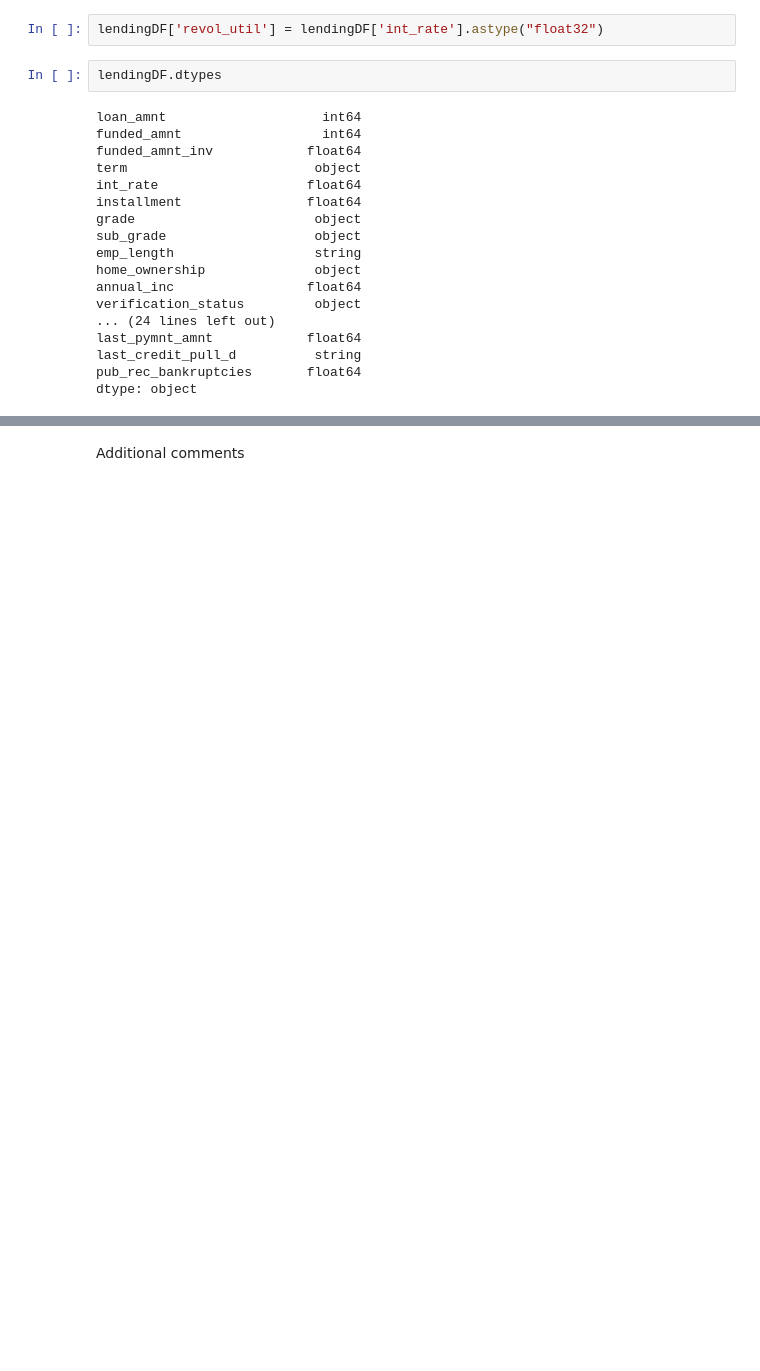
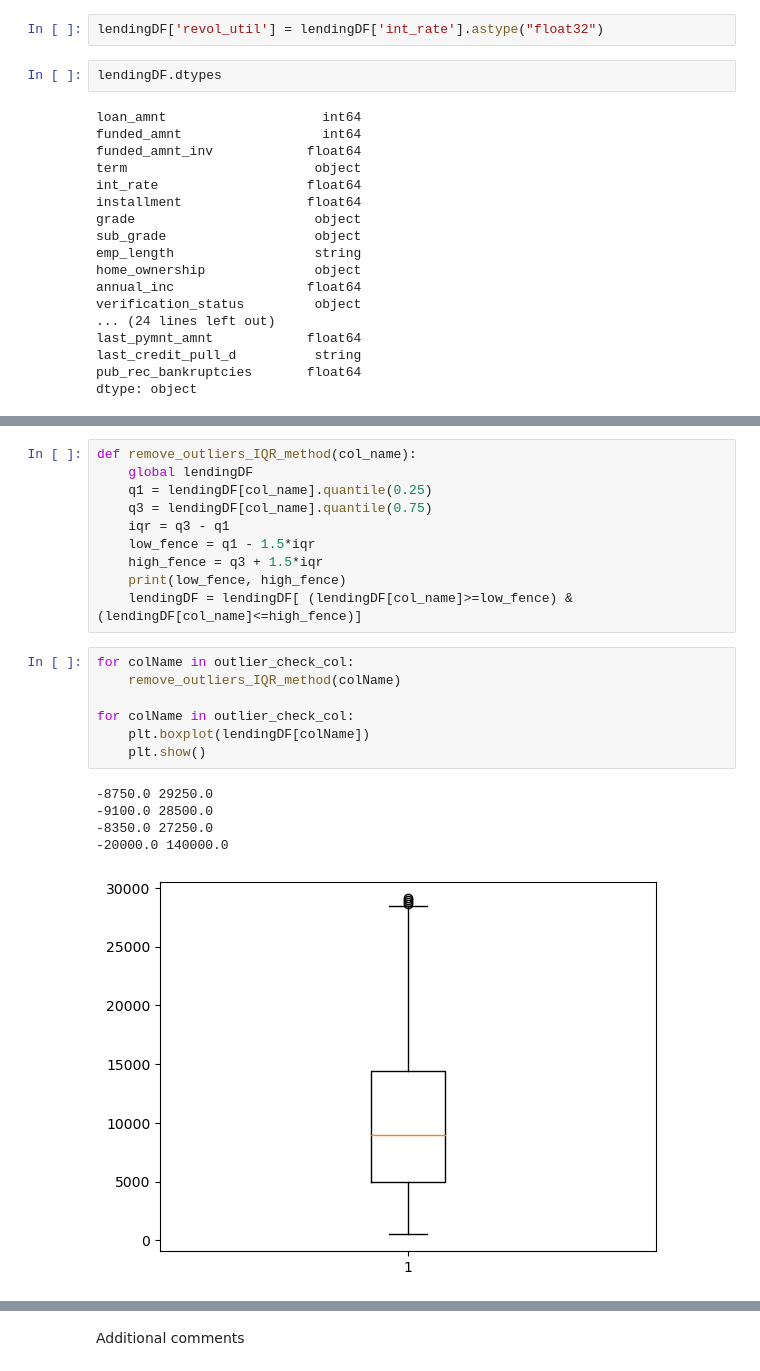
Before and after one commit to Aswani-ReddyKV/LendingClubCaseStudy, a Jupyter notebook: LendingClubCaseStudy.ipynb, the cells around one changed output, grey strips where cells are left out. Cells and saved outputs as stored; diff of their text form; blank space fills up the shorter version.

```diff
--- a/LendingClubCaseStudy.ipynb
+++ b/LendingClubCaseStudy.ipynb
@@ -153,0 +227,23 @@ lendingDF.info()
+# %%
+def remove_outliers_IQR_method(col_name):
+    global lendingDF
+    q1 = lendingDF[col_name].quantile(0.25)
+    q3 = lendingDF[col_name].quantile(0.75)
+    iqr = q3 - q1
+    low_fence = q1 - 1.5*iqr
+    high_fence = q3 + 1.5*iqr
+    print(low_fence, high_fence)
+    lendingDF = lendingDF[ (lendingDF[col_name]>=low_fence) & (lendingDF[col_name]<=high_fence)]
+# %%
+for colName in outlier_check_col:
+    remove_outliers_IQR_method(colName)
+
+for colName in outlier_check_col:
+    plt.boxplot(lendingDF[colName])
+    plt.show()
+# %% [output]
+-8750.0 29250.0
+-9100.0 28500.0
+-8350.0 27250.0
+-20000.0 140000.0
+[figure, added]
```
Also changed, not shown: parts of 24 cells of this notebook.
